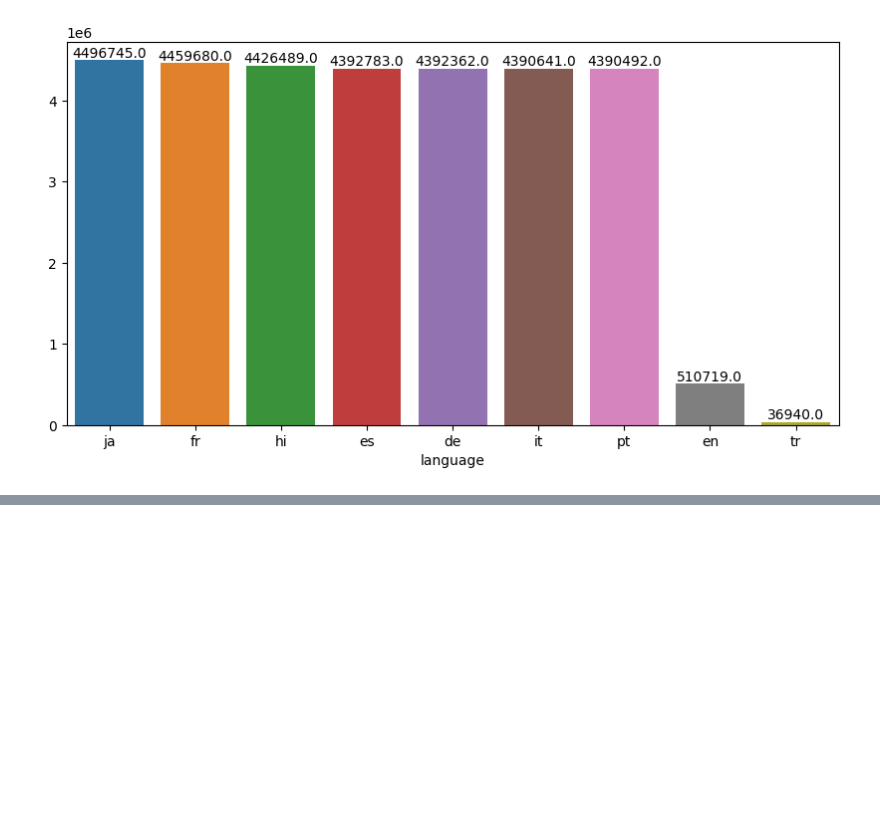
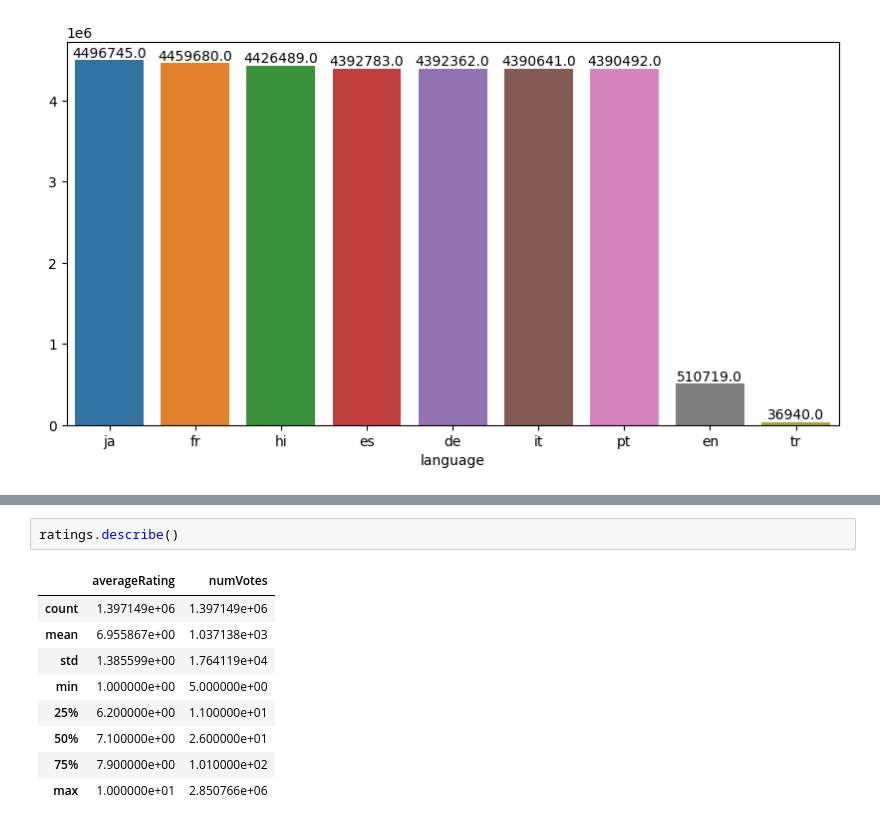
Before and after one commit to MariusAAROS/Cloud-Data-Infrastructure-ImDb, a Jupyter notebook: stats.ipynb, the cells around one changed output, grey strips where cells are left out. Saved outputs shown, nothing was run; the diff lists cells and outputs as text; blank space fills up the shorter version.

```diff
--- a/stats.ipynb
+++ b/stats.ipynb
@@ -110,0 +129,12 @@ plt.show()
+# %%
+ratings.describe()
+# %% [output]
+|  | averageRating | numVotes |
+| count | 1.397149e+06 | 1.397149e+06 |
+| mean | 6.955867e+00 | 1.037138e+03 |
+| std | 1.385599e+00 | 1.764119e+04 |
+| min | 1.000000e+00 | 5.000000e+00 |
+| 25% | 6.200000e+00 | 1.100000e+01 |
+| 50% | 7.100000e+00 | 2.600000e+01 |
+| 75% | 7.900000e+00 | 1.010000e+02 |
+| max | 1.000000e+01 | 2.850766e+06 |
```
Also changed, not shown: parts of 12 cells of this notebook, 3 other files.
